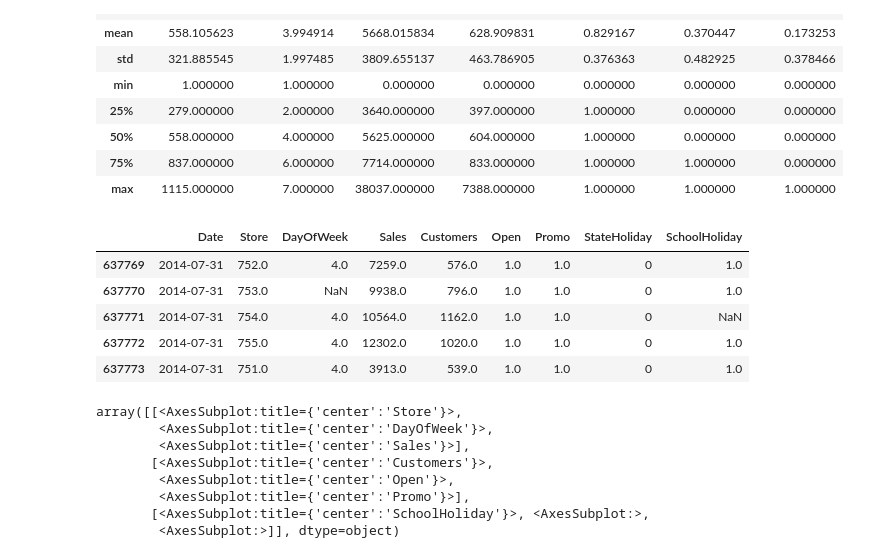
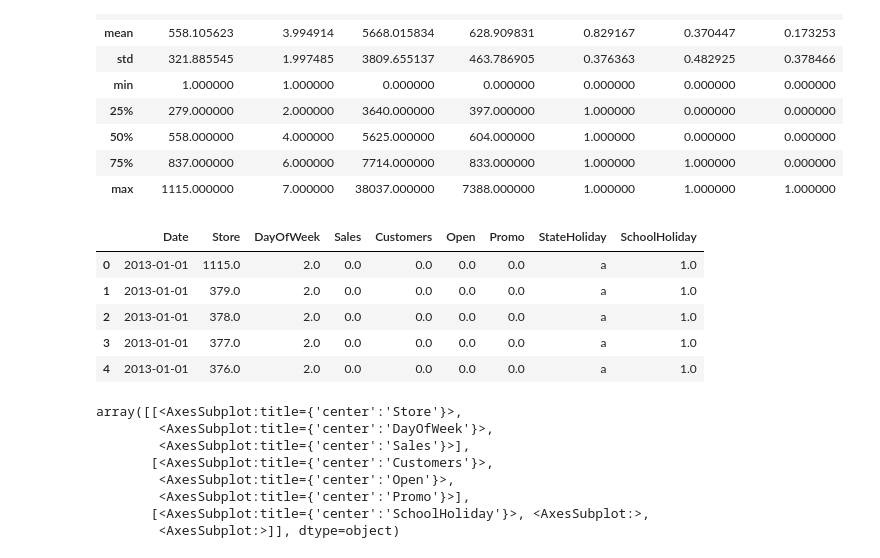
Before and after one commit to igivis7/dsr28_minicomp_team1, a Jupyter notebook: Sabine full analysis.ipynb, the cells around one changed output. Cells and saved outputs as stored; diff of their text form; code cells hidden in the pictures.

```diff
--- a/Sabine full analysis.ipynb
+++ b/Sabine full analysis.ipynb
@@ -38,14 +38,14 @@ train_data.describe()
 | max | 1115.000000 | 7.000000 | 38037.000000 | 7388.000000 | 1.000000 | 1.000000 | 1.000000 |
 # %%
 # show example data
-train_data.tail()
+train_data.head()
 # %% [output]
 |  | Date | Store | DayOfWeek | Sales | Customers | Open | Promo | StateHoliday | SchoolHoliday |
-| 637769 | 2014-07-31 | 752.0 | 4.0 | 7259.0 | 576.0 | 1.0 | 1.0 | 0 | 1.0 |
-| 637770 | 2014-07-31 | 753.0 | NaN | 9938.0 | 796.0 | 1.0 | 1.0 | 0 | 1.0 |
-| 637771 | 2014-07-31 | 754.0 | 4.0 | 10564.0 | 1162.0 | 1.0 | 1.0 | 0 | NaN |
-| 637772 | 2014-07-31 | 755.0 | 4.0 | 12302.0 | 1020.0 | 1.0 | 1.0 | 0 | 1.0 |
-| 637773 | 2014-07-31 | 751.0 | 4.0 | 3913.0 | 539.0 | 1.0 | 1.0 | 0 | 1.0 |
+| 0 | 2013-01-01 | 1115.0 | 2.0 | 0.0 | 0.0 | 0.0 | 0.0 | a | 1.0 |
+| 1 | 2013-01-01 | 379.0 | 2.0 | 0.0 | 0.0 | 0.0 | 0.0 | a | 1.0 |
+| 2 | 2013-01-01 | 378.0 | 2.0 | 0.0 | 0.0 | 0.0 | 0.0 | a | 1.0 |
+| 3 | 2013-01-01 | 377.0 | 2.0 | 0.0 | 0.0 | 0.0 | 0.0 | a | 1.0 |
+| 4 | 2013-01-01 | 376.0 | 2.0 | 0.0 | 0.0 | 0.0 | 0.0 | a | 1.0 |
 # %%
 # show histograms
 %matplotlib inline
```
Also changed, not shown: parts of 3 cells of this notebook, 5 other files.
